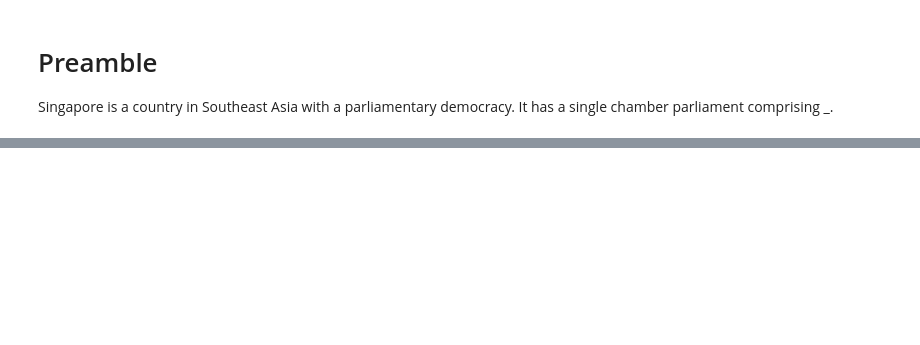
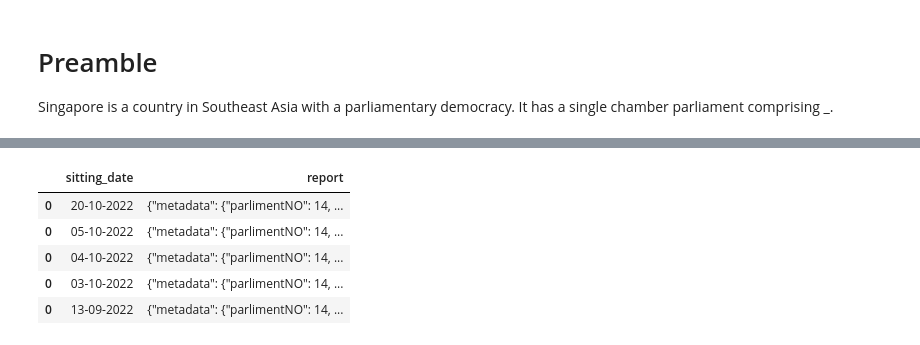
Before and after one commit to whkoh/sg-parl, a Jupyter notebook: 01.ipynb, the cells around one changed output, grey strips where cells are left out. Drawn from its saved outputs; the diff is of its cells as text; code cells hidden in the pictures; blank space fills up the shorter version.

Commit message:
iterate sittings

```diff
--- a/01.ipynb
+++ b/01.ipynb
@@ -20,7 +40,8 @@ len(dates)
 # %%
 dates_df = (pd.DataFrame(dates, columns=['sitting_dates'])
             .assign(sitting_dates = lambda x: pd.to_datetime(x.sitting_dates),
-                    url = lambda x: ['https://sprs.parl.gov.sg/search/#/fullreport?sittingdate=' + str(datetime.datetime.strftime(x[0], "%d-%m-%Y")) for x in zip(x.sitting_dates)]
+                    url = lambda x: ['https://sprs.parl.gov.sg/search/#/fullreport?sittingdate=' + str(datetime.datetime.strftime(x[0], "%d-%m-%Y")) for x in zip(x.sitting_dates)],
+                    param_date = lambda x: [str(datetime.datetime.strftime(x[0], "%d-%m-%Y")) for x in zip(x.sitting_dates)]
                     )
             )
 # %%
@@ -30,8 +65,6 @@ headers = {
     'Accept': 'application/json, text/plain, */*',
     'Accept-Language': 'en-GB,en-US;q=0.9,en;q=0.8',
     'Connection': 'keep-alive',
-    # Already added when you pass json=
-    # 'Content-Type': 'application/json',
     'Origin': 'https://sprs.parl.gov.sg',
     'Referer': 'https://sprs.parl.gov.sg/search/',
     'Sec-Fetch-Dest': 'empty',
@@ -43,10 +76,6 @@ headers = {
     'sec-ch-ua-platform': '"macOS"',
 }
 
-params = {
-    'sittingDate': '04-10-2022',
-}
-
 json_data = {
     'headers': {
         'normalizedNames': {},
@@ -54,4 +83,26 @@ json_data = {
     },
 }
 
-response = requests.post('https://sprs.parl.gov.sg/search/getHansardReport/', params=params, headers=headers, json=json_data)
+official_reports_df = pd.DataFrame()
+
+dates_df = dates_df[:5]
+
+for row in dates_df.itertuples():
+
+    params = {'sittingDate': row.param_date}
+    response = requests.post('https://sprs.parl.gov.sg/search/getHansardReport/', params=params, headers=headers, json=json_data)
+    df_ = (pd.DataFrame(index=[0])
+           .assign(sitting_date = row.param_date,
+                   report = json.dumps(response.json())
+                   )
+           )
+    official_reports_df = pd.concat([official_reports_df, df_])
+# %%
+official_reports_df
+# %% [output]
+|  | sitting_date | report |
+| 0 | 20-10-2022 | {"metadata": {"parlimentNO": 14, ... |
+| 0 | 05-10-2022 | {"metadata": {"parlimentNO": 14, ... |
+| 0 | 04-10-2022 | {"metadata": {"parlimentNO": 14, ... |
+| 0 | 03-10-2022 | {"metadata": {"parlimentNO": 14, ... |
+| 0 | 13-09-2022 | {"metadata": {"parlimentNO": 14, ... |
```
Also changed, not shown: parts of 6 cells of this notebook.
